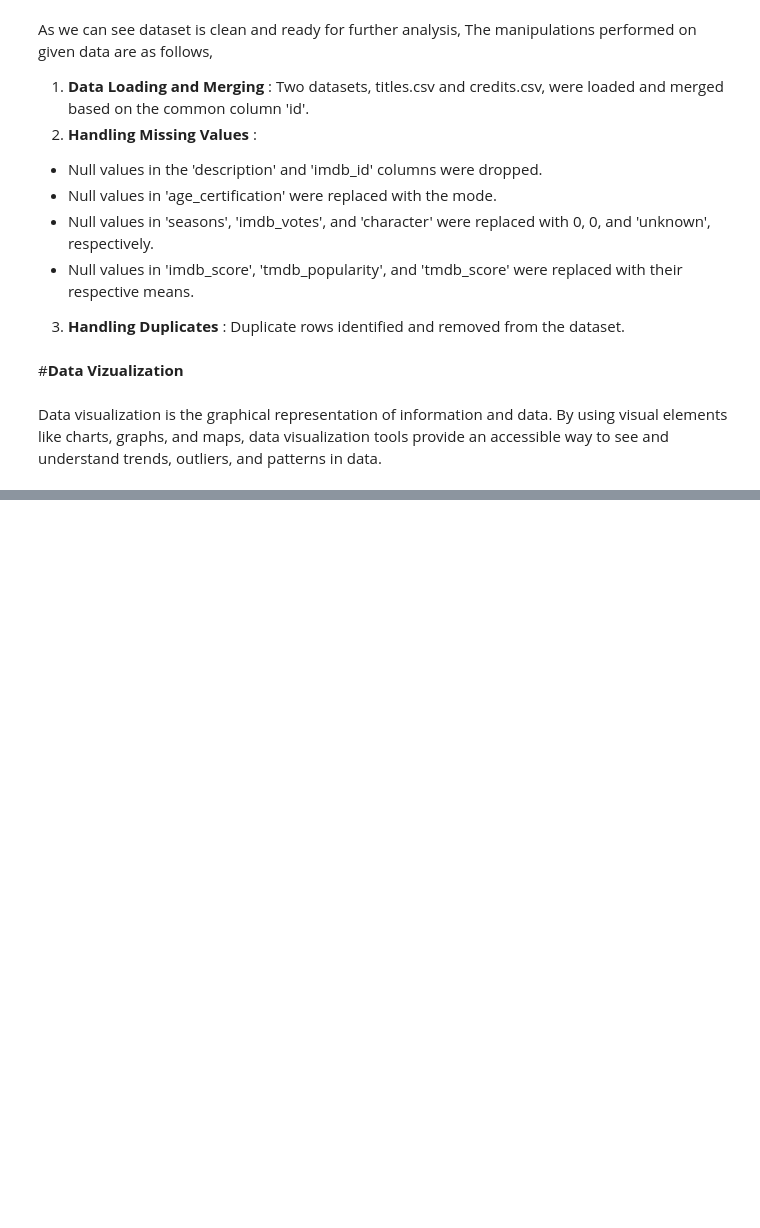
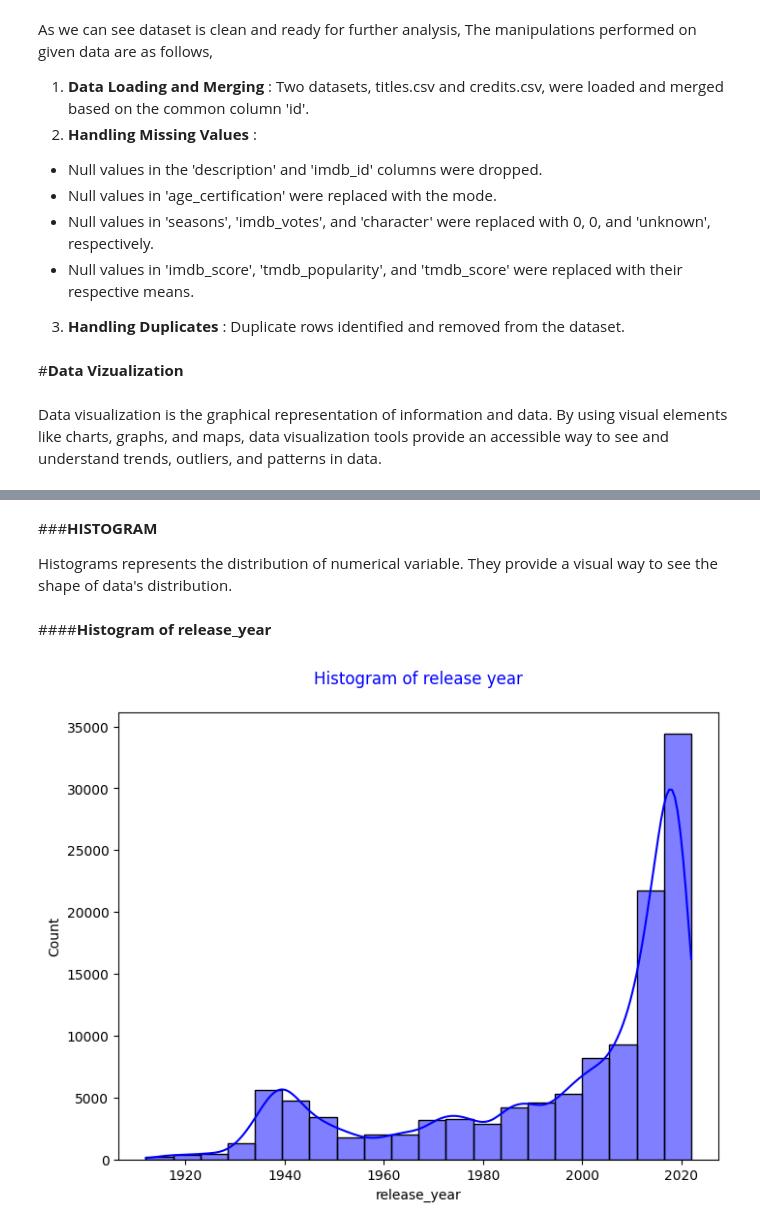
Before and after one commit to Sandeshh16/Amazon-Prime-TV-Shows-and-Movies-EDA, a Jupyter notebook: Amazon_prime_EDA.ipynb, the cells around one changed output, grey strips where cells are left out. Saved outputs shown, nothing was run; the diff lists cells and outputs as text; code cells hidden in the pictures; blank space fills up the shorter version.

```diff
--- a/Amazon_prime_EDA.ipynb
+++ b/Amazon_prime_EDA.ipynb
@@ -468,0 +440,14 @@ Reasoning: To track the trend of TMDb popularity for TV shows with different num
+# %% [markdown]
+###**HISTOGRAM**
+
+Histograms represents the distribution of numerical variable. They provide a visual way to see the shape of data's distribution.
+# %% [markdown]
+####**Histogram of release_year**
+# %%
+#Histogram of release_year
+plt.figure(figsize = (8,6))
+sns.histplot(data = data, x = 'release_year', bins = 20, color = 'blue', kde = True)
+plt.title('Histogram of release year\n', color = 'blue')
+plt.show()
+# %% [output]
+[figure, added]
```
Also changed, not shown: parts of 95 cells of this notebook.
